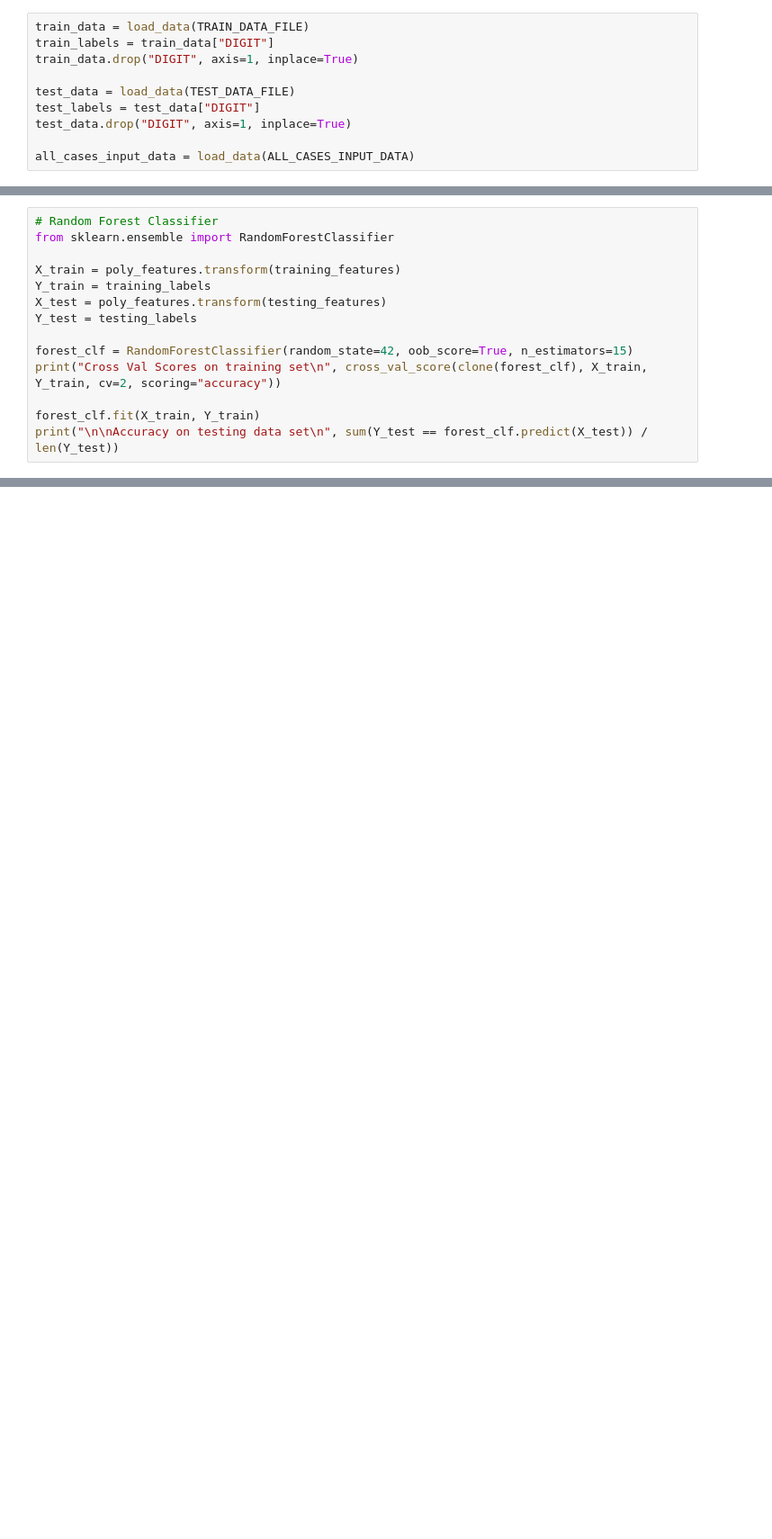
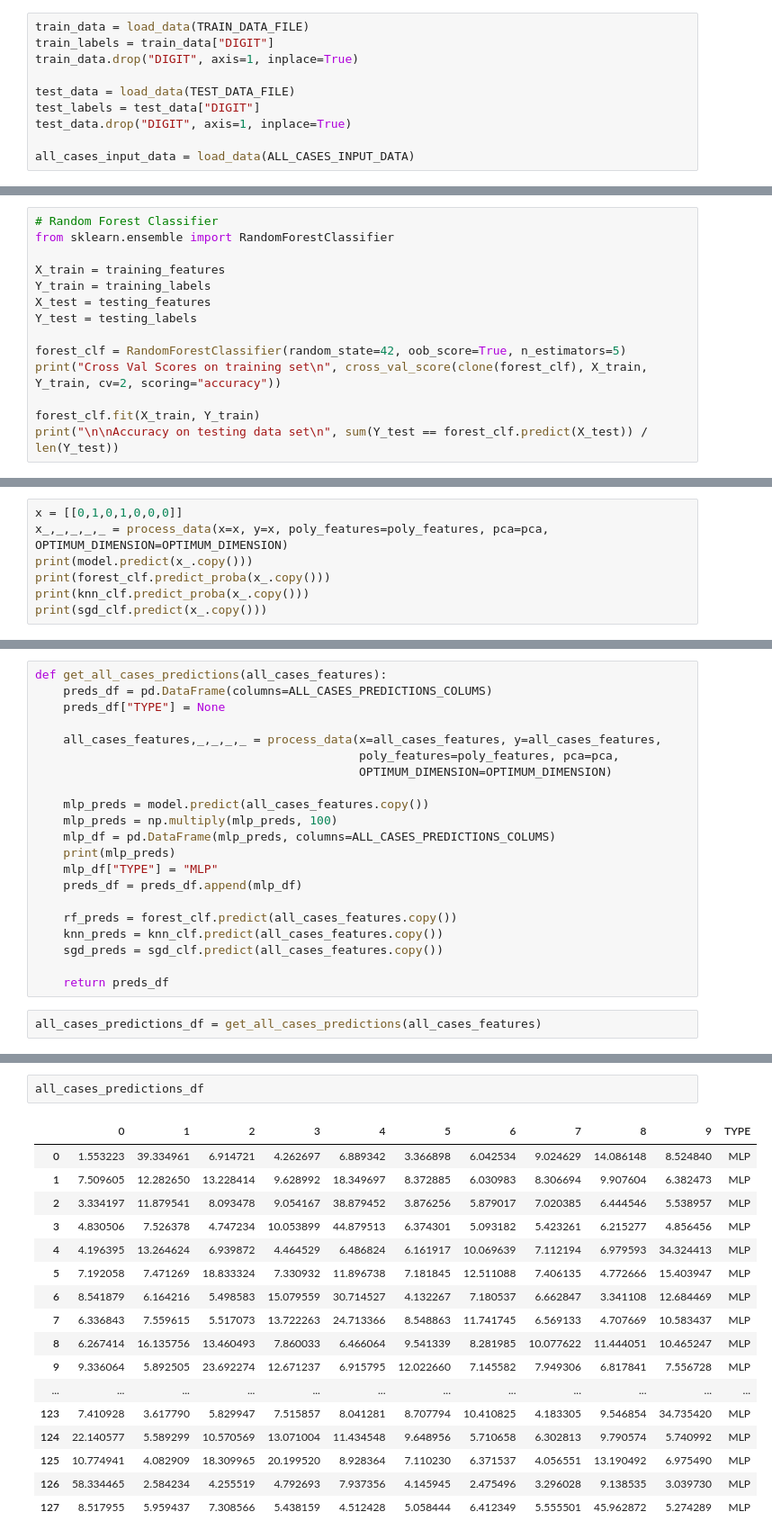
Before and after one commit to yogeshjadhav7/led7-predictor, a Jupyter notebook: led7.ipynb, the cells around one changed output, grey strips where cells are left out. Shown at 90% size. Saved outputs shown, nothing was run; the diff lists cells and outputs as text; blank space fills up the shorter version.

```diff
--- a/led7.ipynb
+++ b/led7.ipynb
@@ -106,12 +190,12 @@ Accuracy on testing data set
 # Random Forest Classifier
 from sklearn.ensemble import RandomForestClassifier
 
-X_train = poly_features.transform(training_features)
+X_train = training_features
 Y_train = training_labels
-X_test = poly_features.transform(testing_features)
+X_test = testing_features
 Y_test = testing_labels
 
-forest_clf = RandomForestClassifier(random_state=42, oob_score=True, n_estimators=15)
+forest_clf = RandomForestClassifier(random_state=42, oob_score=True, n_estimators=5)
 print("Cross Val Scores on training set\n", cross_val_score(clone(forest_clf), X_train, Y_train, cv=2, scoring="accuracy"))
 
 forest_clf.fit(X_train, Y_train)
@@ -179,0 +286,7 @@ array([0, 0, 1, 1, 2, 2, 3, 3, 4, 4, 5, 5, 6, 6, 7, 7, 8, 8, 9, 9])
+# %%
+x = [[0,1,0,1,0,0,0]]
+x_,_,_,_,_ = process_data(x=x, y=x, poly_features=poly_features, pca=pca, OPTIMUM_DIMENSION=OPTIMUM_DIMENSION)
+print(model.predict(x_.copy()))
+print(forest_clf.predict_proba(x_.copy()))
+print(knn_clf.predict_proba(x_.copy()))
+print(sgd_clf.predict(x_.copy()))
@@ -179,0 +299,23 @@ array([0, 0, 1, 1, 2, 2, 3, 3, 4, 4, 5, 5, 6, 6, 7, 7, 8, 8, 9, 9])
+# %%
+def get_all_cases_predictions(all_cases_features):
+    preds_df = pd.DataFrame(columns=ALL_CASES_PREDICTIONS_COLUMS)
+    preds_df["TYPE"] = None
+
+    all_cases_features,_,_,_,_ = process_data(x=all_cases_features, y=all_cases_features,
+                                              poly_features=poly_features, pca=pca,
+                                              OPTIMUM_DIMENSION=OPTIMUM_DIMENSION)
+
+    mlp_preds = model.predict(all_cases_features.copy())
+    mlp_preds = np.multiply(mlp_preds, 100)
+    mlp_df = pd.DataFrame(mlp_preds, columns=ALL_CASES_PREDICTIONS_COLUMS)
+    print(mlp_preds)
+    mlp_df["TYPE"] = "MLP"
+    preds_df = preds_df.append(mlp_df)
+
+    rf_preds = forest_clf.predict(all_cases_features.copy())
+    knn_preds = knn_clf.predict(all_cases_features.copy())
+    sgd_preds = sgd_clf.predict(all_cases_features.copy())
+
+    return preds_df
+# %%
+all_cases_predictions_df = get_all_cases_predictions(all_cases_features)
@@ -179,0 +330,20 @@ array([0, 0, 1, 1, 2, 2, 3, 3, 4, 4, 5, 5, 6, 6, 7, 7, 8, 8, 9, 9])
+# %%
+all_cases_predictions_df
+# %% [output]
+|  | 0 | 1 | 2 | 3 | 4 | 5 | 6 | 7 | 8 | 9 | TYPE |
+| 0 | 1.553223 | 39.334961 | 6.914721 | 4.262697 | 6.889342 | 3.366898 | 6.042534 | 9.024629 | 14.086148 | 8.524840 | MLP |
+| 1 | 7.509605 | 12.282650 | 13.228414 | 9.628992 | 18.349697 | 8.372885 | 6.030983 | 8.306694 | 9.907604 | 6.382473 | MLP |
+| 2 | 3.334197 | 11.879541 | 8.093478 | 9.054167 | 38.879452 | 3.876256 | 5.879017 | 7.020385 | 6.444546 | 5.538957 | MLP |
+| 3 | 4.830506 | 7.526378 | 4.747234 | 10.053899 | 44.879513 | 6.374301 | 5.093182 | 5.423261 | 6.215277 | 4.856456 | MLP |
+| 4 | 4.196395 | 13.264624 | 6.939872 | 4.464529 | 6.486824 | 6.161917 | 10.069639 | 7.112194 | 6.979593 | 34.324413 | MLP |
+| 5 | 7.192058 | 7.471269 | 18.833324 | 7.330932 | 11.896738 | 7.181845 | 12.511088 | 7.406135 | 4.772666 | 15.403947 | MLP |
+| 6 | 8.541879 | 6.164216 | 5.498583 | 15.079559 | 30.714527 | 4.132267 | 7.180537 | 6.662847 | 3.341108 | 12.684469 | MLP |
+| 7 | 6.336843 | 7.559615 | 5.517073 | 13.722263 | 24.713366 | 8.548863 | 11.741745 | 6.569133 | 4.707669 | 10.583437 | MLP |
+| 8 | 6.267414 | 16.135756 | 13.460493 | 7.860033 | 6.466064 | 9.541339 | 8.281985 | 10.077622 | 11.444051 | 10.465247 | MLP |
+| 9 | 9.336064 | 5.892505 | 23.692274 | 12.671237 | 6.915795 | 12.022660 | 7.145582 | 7.949306 | 6.817841 | 7.556728 | MLP |
+| ... | ... | ... | ... | ... | ... | ... | ... | ... | ... | ... | ... |
+| 123 | 7.410928 | 3.617790 | 5.829947 | 7.515857 | 8.041281 | 8.707794 | 10.410825 | 4.183305 | 9.546854 | 34.735420 | MLP |
+| 124 | 22.140577 | 5.589299 | 10.570569 | 13.071004 | 11.434548 | 9.648956 | 5.710658 | 6.302813 | 9.790574 | 5.740992 | MLP |
+| 125 | 10.774941 | 4.082909 | 18.309965 | 20.199520 | 8.928364 | 7.110230 | 6.371537 | 4.056551 | 13.190492 | 6.975490 | MLP |
+| 126 | 58.334465 | 2.584234 | 4.255519 | 4.792693 | 7.937356 | 4.145945 | 2.475496 | 3.296028 | 9.138535 | 3.039730 | MLP |
+| 127 | 8.517955 | 5.959437 | 7.308566 | 5.438159 | 4.512428 | 5.058444 | 6.412349 | 5.555501 | 45.962872 | 5.274289 | MLP |
```
Also changed, not shown: parts of 16 cells of this notebook, 2 other files.
